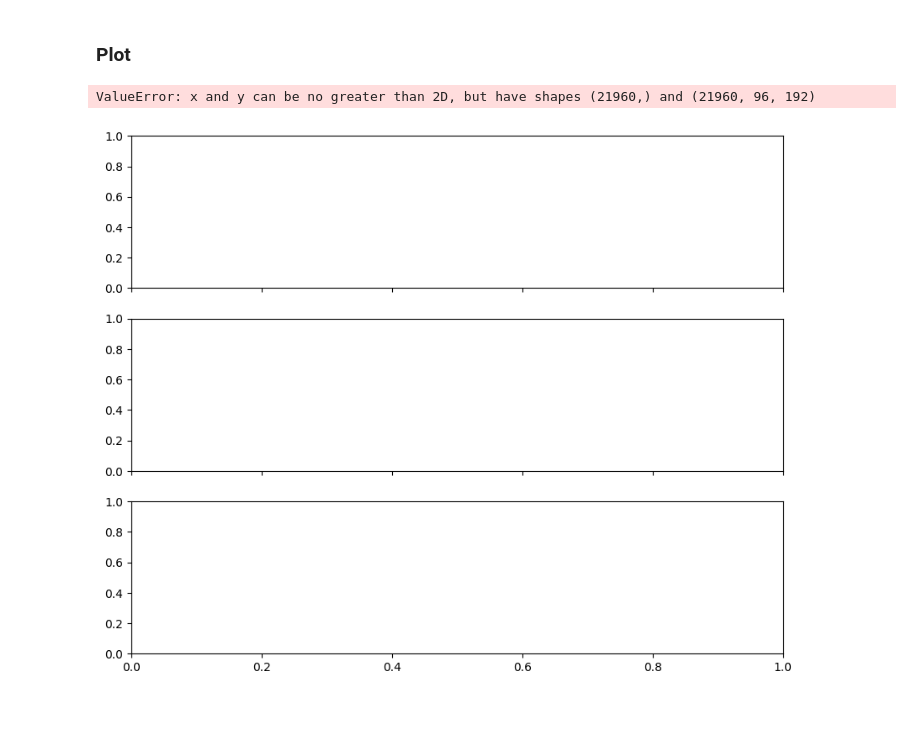
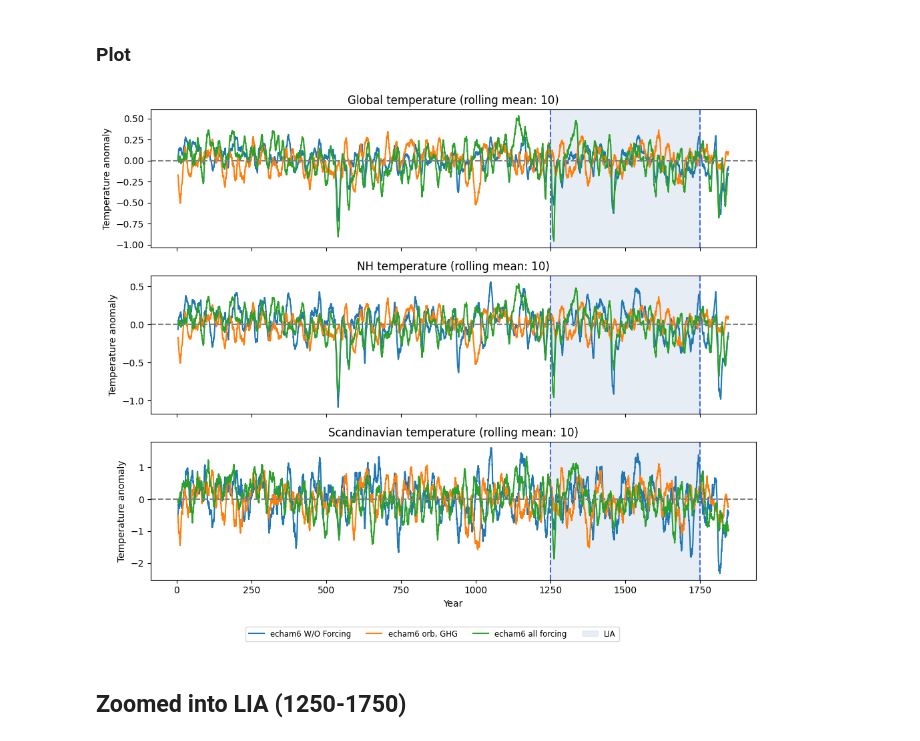
Before and after one commit to EliHHogemo/lia, a Jupyter notebook: Scandi_temp.ipynb, the cells around one changed output. Saved outputs shown, nothing was run; the diff lists cells and outputs as text; code cells hidden in the pictures; blank space fills up the shorter version.

Commit message:
finally got the anomalies to work. Now trying to do a SEA, didn't work, will try more tomrw.

```diff
--- a/Scandi_temp.ipynb
+++ b/Scandi_temp.ipynb
@@ -75,7 +75,7 @@ tas_all_forcing_tot = tas_all_forcing.sel(time=slice(f'0000-01-01', f'1850-12-31
 # %% [markdown]
 ### Global
 # %%
-rolling_years = 5
+rolling_years = 10
 rolling_months = rolling_years * 12
 # %%
 # Simple average
@@ -271,51 +278,52 @@ fig, ax = plt.subplots(3,1, figsize=(10,8), sharex = True)
 start_time = 1250
 end_time = 1750
 
-ax[0].plot(x_wf, smoothed_anomaly_wf, label='echam6 With Forcing')
-ax[0].plot(x_wof, smoothed_anomaly_wof, label='echam6 W/O Forcing')
-ax[0].plot(x_orb_GHG, amoothed_snoamly_orb_GHG, label='echam6 orb, GHG')
-ax[0].plot(x_all_forcing, smoothed_anomaly_all_forcing, label='echam6 all forcing')
+#ax[0].plot(x_wf, anomaly_wf, label='echam6 With Forcing')
+ax[0].plot(x_wof, anomaly_wof, label='echam6 W/O Forcing')
+ax[0].plot(x_orb_GHG, anomaly_orb_GHG, label='echam6 orb, GHG')
+ax[0].plot(x_all_forcing, anomaly_all_forcing, label='echam6 all forcing')
 ax[0].axvline(start_time, color='royalblue', linestyle='--')
 ax[0].axvline(end_time, color='royalblue', linestyle='--')
-ax[0].axvspan(start_time, end_time, color='lightsteelblue', alpha=0.3)
+ax[0].axvspan(start_time, end_time, color='lightsteelblue', alpha=0.3, label='LIA')
 ax[0].axhline(0, linestyle='--', color='gray')
 ax[0].set_ylabel('Temperature anomaly')
 ax[0].set_title(f'Global temperature (rolling mean: {rolling_years})')
 
-ax[1].plot(x_nh_wf, smoothed_anomaly_nh_wf, label='echam6 With Forcing')
-ax[1].plot(x_nh_wof, smoothed_anomaly_nh_wof, label='echam6 W/O Forcing')
-ax[1].plot(x_nh_orb_GHG, smoothed_nh_anomaly_orb_GHG, label='echam6 orb, GHG')
-ax[1].plot(x_nh_all_forcing, amoothed_nh_anomal_all_forcing_smooth, label='echam6 all forcing')
+#ax[1].plot(x_nh_wf, anomaly_nh_wf, label='echam6 With Forcing')
+ax[1].plot(x_nh_wof, anomaly_nh_wof, label='echam6 W/O Forcing')
+ax[1].plot(x_nh_orb_GHG, anomaly_nh_orb_GHG, label='echam6 orb, GHG')
+ax[1].plot(x_nh_all_forcing, anomaly_nh_all_forcing, label='echam6 all forcing')
 ax[1].axvline(start_time, color='royalblue', linestyle='--')
 ax[1].axvline(end_time, color='royalblue', linestyle='--')
 ax[1].axvspan(start_time, end_time, color='lightsteelblue', alpha=0.3)
 ax[1].axhline(0, linestyle='--', color='gray')
 ax[1].set_ylabel('Temperature anomaly')
 ax[1].set_title(f'NH temperature (rolling mean: {rolling_years})')
 
-ax[2].plot(x_scand_wf, smoothed_anomaly_scand_wf, label='echam6 With Forcing')
-ax[2].plot(x_scand_wof, smoothed_anomaly_scand_wof, label='echam6 W/O Forcing')
-ax[2].plot(x_scand_orb_GHG, smoothed_scand_anomaly_orb_GHG_smooth, label='echam6 orb, GHG')
-ax[2].plot(x_scand_all_forcing, smoothed_scand_anomaly_all_forcing_smooth, label='echam6 all forcing')
+#ax[2].plot(x_scand_wf, anomaly_scand_wf, label='echam6 With Forcing')
+ax[2].plot(x_scand_wof, anomaly_scand_wof, label='echam6 W/O Forcing')
+ax[2].plot(x_scand_orb_GHG, anomaly_scand_orb_GHG, label='echam6 orb, GHG')
+ax[2].plot(x_scand_all_forcing, anomaly_scand_all_forcing, label='echam6 all forcing')
 ax[2].axvline(start_time, color='royalblue', linestyle='--')
 ax[2].axvline(end_time, color='royalblue', linestyle='--')
 ax[2].axvspan(start_time, end_time, color='lightsteelblue', alpha=0.3)
 ax[2].axhline(0, linestyle='--', color='gray')
 ax[2].set_xlabel('Year')
 ax[2].set_ylabel('Temperature anomaly')
 ax[2].set_title(f'Scandinavian temperature (rolling mean: {rolling_years})')
 
 handles, labels = ax[0].get_legend_handles_labels()
 fig.legend(
     handles, labels,
     loc='lower center',
     bbox_to_anchor=(0.5, -0.05),
     ncol=6,
     fontsize='small',
     frameon=True
 )
 plt.tight_layout()
 plt.show()
 # %% [output]
-ValueError: x and y can be no greater than 2D, but have shapes (21960,) and (21960, 96, 192)
-[figure, old version]
+[figure, new version]
+# %% [markdown]
+## Zoomed into LIA (1250-1750)
```
Also changed, not shown: parts of 18 cells of this notebook, 1 other file.
